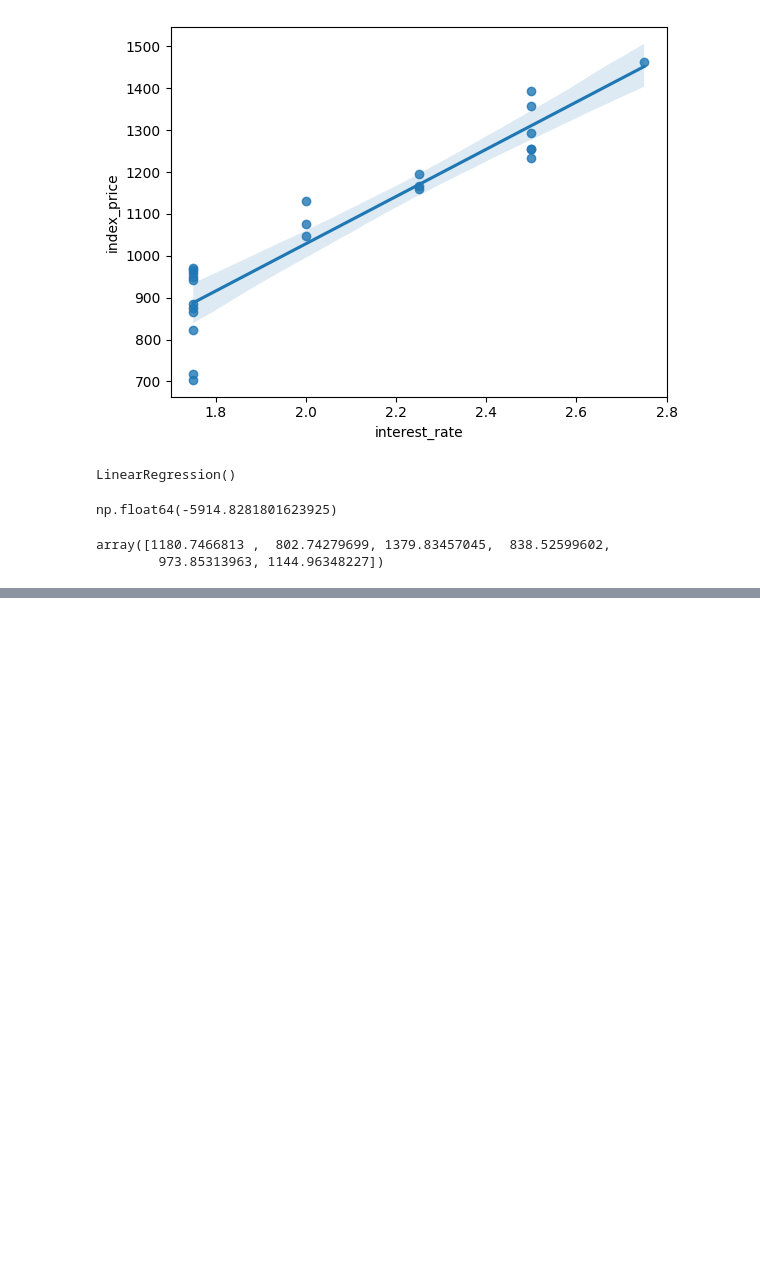
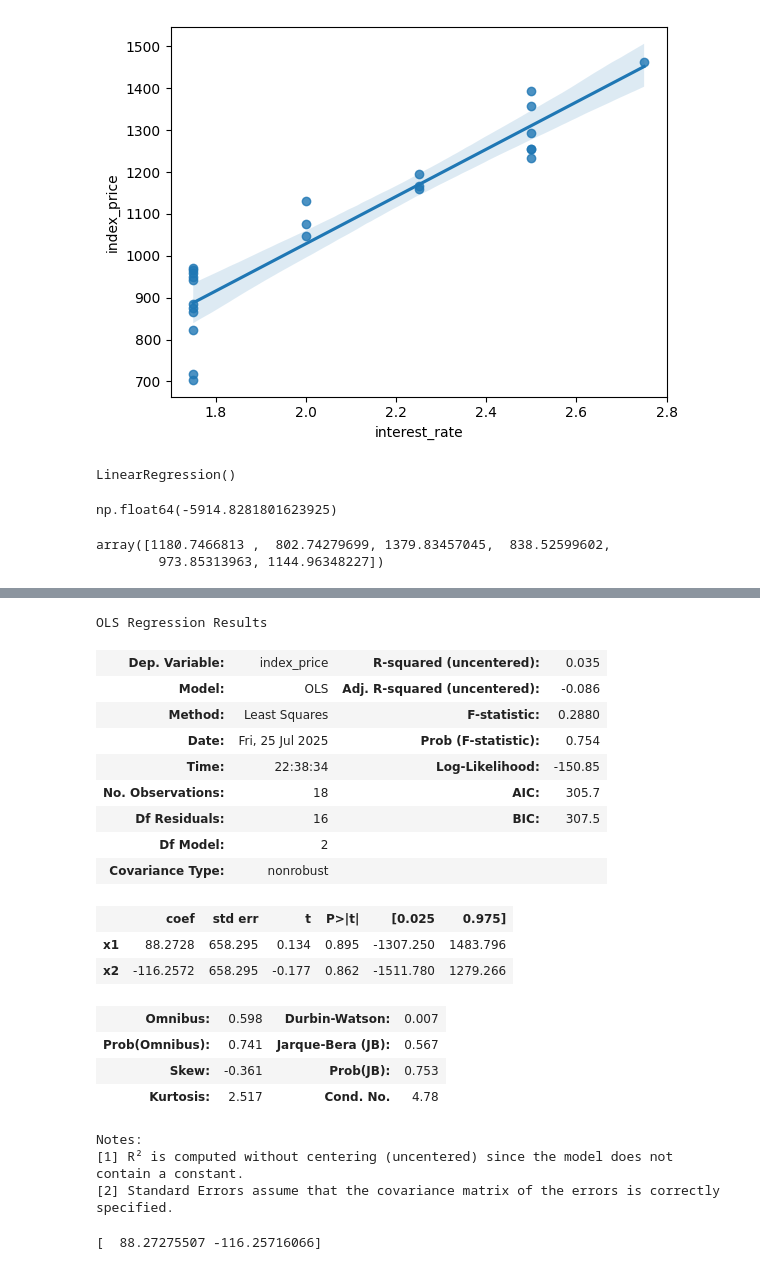
Before and after one commit to gitKrishh/Linear-regression, a Jupyter notebook: MLE.ipynb, the cells around one changed output, grey strips where cells are left out. Drawn from its saved outputs; the diff is of its cells as text; code cells hidden in the pictures; blank space fills up the shorter version.

```diff
--- a/MLE.ipynb
+++ b/MLE.ipynb
@@ -134,0 +200,27 @@ array([1180.7466813 ,  802.74279699, 1379.83457045,  838.52599602,
+# %%
+model.summary()
+# %% [output]
+OLS Regression Results
+| Dep. Variable: | index_price | R-squared (uncentered): | 0.035 |
+| Model: | OLS | Adj. R-squared (uncentered): | -0.086 |
+| Method: | Least Squares | F-statistic: | 0.2880 |
+| Date: | Fri, 25 Jul 2025 | Prob (F-statistic): | 0.754 |
+| Time: | 22:38:34 | Log-Likelihood: | -150.85 |
+| No. Observations: | 18 | AIC: | 305.7 |
+| Df Residuals: | 16 | BIC: | 307.5 |
+| Df Model: | 2 |  |  |
+| Covariance Type: | nonrobust |  |  |
+|  | coef | std err | t | P>|t| | [0.025 | 0.975] |
+| x1 | 88.2728 | 658.295 | 0.134 | 0.895 | -1307.250 | 1483.796 |
+| x2 | -116.2572 | 658.295 | -0.177 | 0.862 | -1511.780 | 1279.266 |
+| Omnibus: | 0.598 | Durbin-Watson: | 0.007 |
+| Prob(Omnibus): | 0.741 | Jarque-Bera (JB): | 0.567 |
+| Skew: | -0.361 | Prob(JB): | 0.753 |
+| Kurtosis: | 2.517 | Cond. No. | 4.78 |
+Notes:
+[1] R² is computed without centering (uncentered) since the model does not contain a constant.
+[2] Standard Errors assume that the covariance matrix of the errors is correctly specified.
+# %%
+print(regression.coef_)
+# %% [output]
+[  88.27275507 -116.25716066]
```
Also changed, not shown: parts of 11 cells of this notebook.
